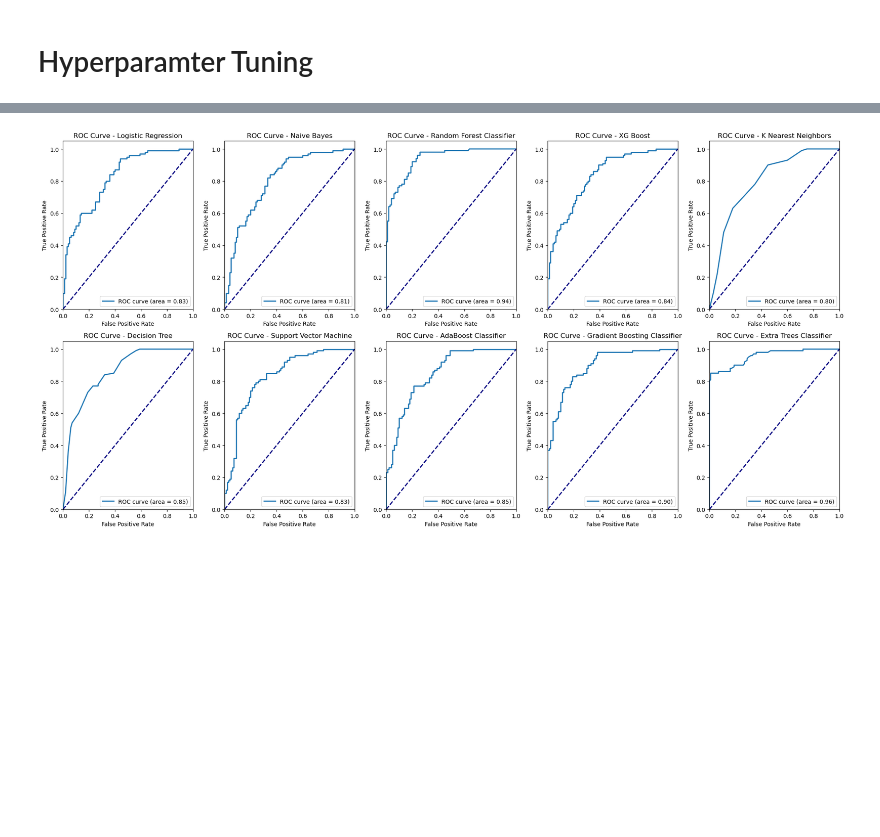
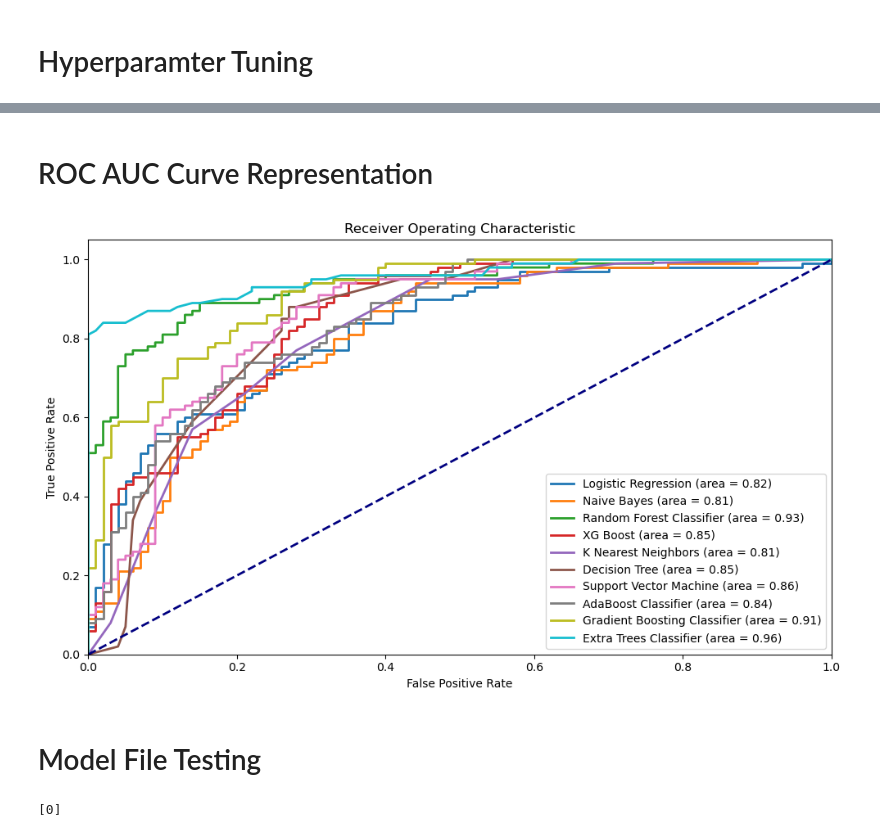
Before and after one commit to KalyanM45/OpenHealth, a Jupyter notebook: Notebook_Experiments/Diabetes_Disease_Prediction.ipynb, the cells around one changed output, grey strips where cells are left out. Drawn from its saved outputs; the diff is of its cells as text; code cells hidden in the pictures; blank space fills up the shorter version.

```diff
--- a/Notebook_Experiments/Diabetes_Disease_Prediction.ipynb
+++ b/Notebook_Experiments/Diabetes_Disease_Prediction.ipynb
@@ -246,7 +262,8 @@ models = {
 }
 # %%
 model_list = []
-accuracy_list = []
+train_accuracy_list = []
+test_accuracy_list = []
 precision_list = []
 recall_list = []
 f1_list = []
@@ -257,12 +274,14 @@ for model_name, model in models.items():
     y_pred_train = model.predict(x_train)
     y_pred = model.predict(x_test)
 
+    train_accuracy = accuracy_score(y_train,y_pred_train)
     test_accuracy = accuracy_score(y_test, y_pred)
     precision = precision_score(y_test, y_pred)
     recall = recall_score(y_test, y_pred)
     f1 = f1_score(y_test, y_pred)
 
     print(f"Model: {model_name}")
+    print(f"Training Accuracy: ",train_accuracy)
     print("Testing Accuracy: ", test_accuracy)
     print("Precision: ",precision)
     print("Recall: ",recall)
@@ -270,14 +289,15 @@ for model_name, model in models.items():
 
 
     model_list.append(model_name)
-    accuracy_list.append(test_accuracy)
+    train_accuracy_list.append(train_accuracy)
+    test_accuracy_list.append(test_accuracy)
     precision_list.append(precision)
     recall_list.append(recall)
     f1_list.append(f1)
 
     print("=" * 35)
 
-max_accuracy_index = accuracy_list.index(max(accuracy_list))
-print(f"The best model based on accuracy is {model_list[max_accuracy_index]} with Testing Accuracy: {accuracy_list[max_accuracy_index]}")
+max_accuracy_index = test_accuracy_list.index(max(test_accuracy_list))
+print(f"\nThe best model based on accuracy is {model_list[max_accuracy_index]} with Testing Accuracy: {test_accuracy_list[max_accuracy_index]}")
 # %% [output]
 Model: Logistic Regression
@@ -350,29 +441,46 @@ Accuracy on test set for Extra Trees Classifier: 0.855
+# %% [markdown]
+# ROC AUC Curve Representation
 # %%
 def plot_roc_curve(ax, y_true, y_score, model_name):
     fpr, tpr, thresholds = roc_curve(y_true, y_score)
     roc_auc = roc_auc_score(y_true, y_score)
-    ax.plot(fpr, tpr, lw=2, label='ROC curve (area = %0.2f)' % roc_auc)
-    ax.plot([0, 1], [0, 1], color='navy', lw=2, linestyle='--')
-    ax.set_xlim([0.0, 1.0])
-    ax.set_ylim([0.0, 1.05])
-    ax.set_xlabel('False Positive Rate')
-    ax.set_ylabel('True Positive Rate')
-    ax.set_title('ROC Curve - ' + model_name)
-    ax.legend(loc="lower right")
+    ax.plot(fpr, tpr, lw=2, label='%s (area = %0.2f)' % (model_name, roc_auc))
 
-fig, axs = plt.subplots(2, 5, figsize=(20, 10))
-axs = axs.ravel()
 
-for i, (model_name, model) in enumerate(models.items()):
+fig, ax = plt.subplots(figsize=(10, 6))
+
+for model_name, model in models.items():
     model.fit(x_train, y_train)
     y_score = model.predict_proba(x_test)[:, 1]
-    plot_roc_curve(axs[i], y_test, y_score, model_name)
+    plot_roc_curve(ax, y_test, y_score, model_name)
 
+
+ax.plot([0, 1], [0, 1], color='navy', lw=2, linestyle='--')
+ax.set_xlim([0.0, 1.0])
+ax.set_ylim([0.0, 1.05])
+ax.set_xlabel('False Positive Rate')
+ax.set_ylabel('True Positive Rate')
+ax.set_title('Receiver Operating Characteristic')
+ax.legend(loc="lower right")
 plt.tight_layout()
 plt.show()
 # %% [output]
-[figure, old version]
+[figure, new version]
 # %%
 best_model = models['Extra Trees Classifier']
 pickle.dump(best_model,open('Diabetes_Model.pkl','wb'))
 pickle.dump(scaler,open('Diabetes_Preprocessor.pkl','wb'))
+# %% [markdown]
+# Model File Testing
+# %%
+import pickle
+
+model = pickle.load(open("../Artifacts/Diabetes_Disease/Diabetes_Model.pkl", "rb"))
+processor = pickle.load(open("../Artifacts/Diabetes_Disease/Diabetes_Preprocessor.pkl", "rb"))
+
+data = processor.transform([x_train[0]])
+predictions = model.predict(data)
+
+print(predictions)
+# %% [output]
+[0]
```
Also changed, not shown: parts of 9 cells of this notebook, 10 other files.
